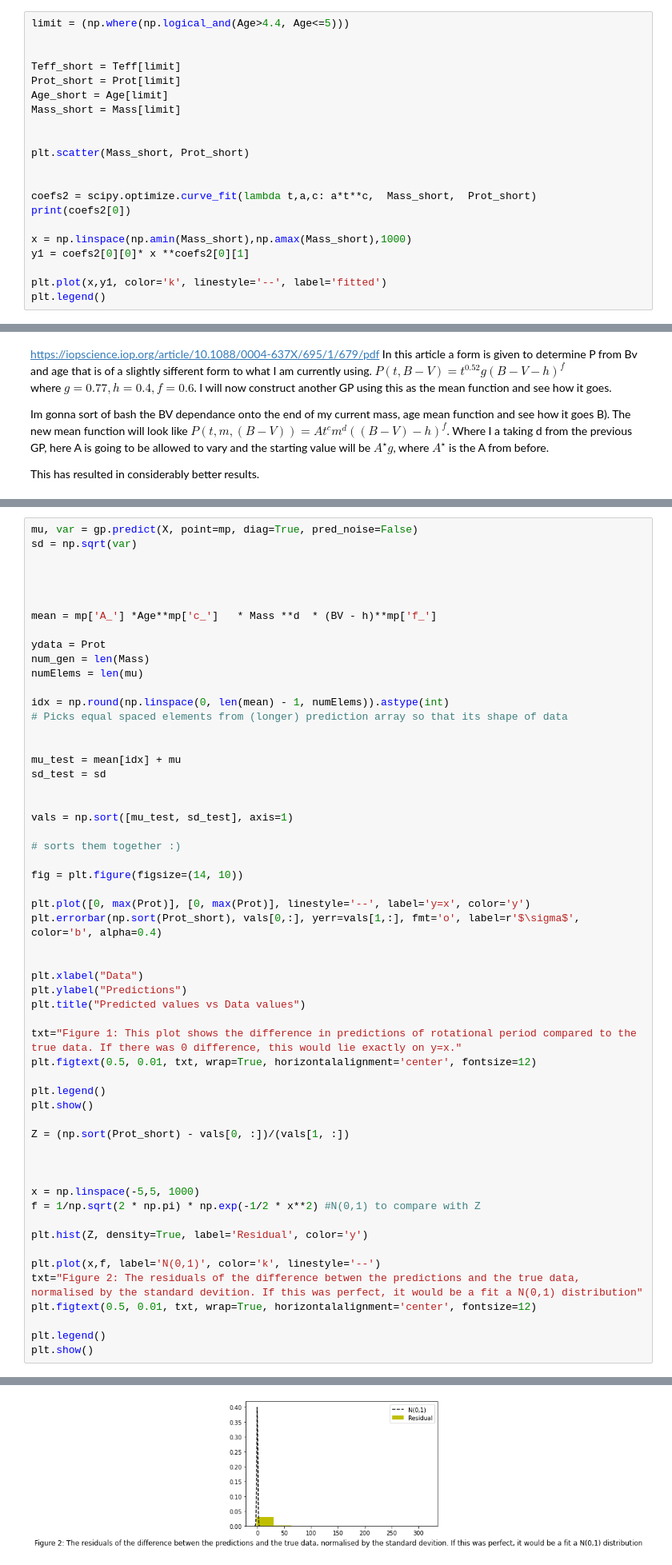
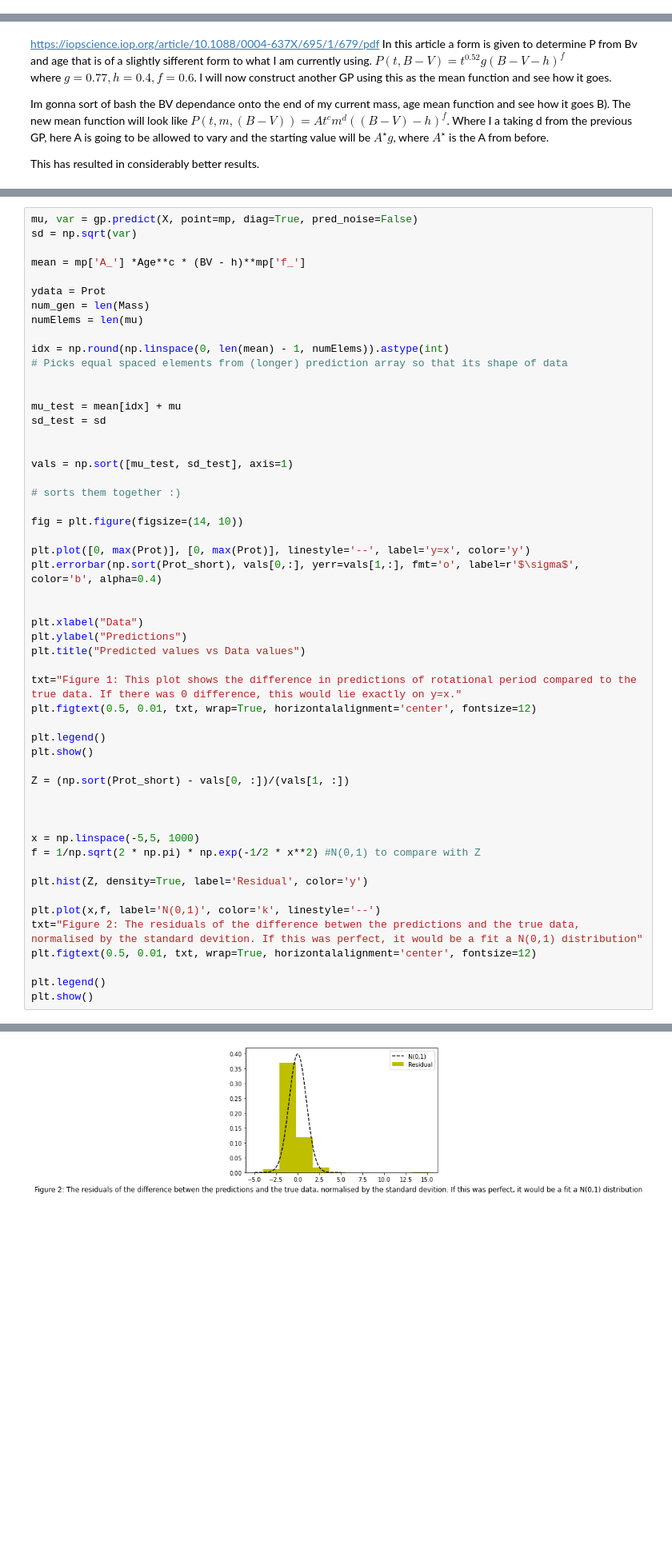
Before and after one commit to ni-phy/year4-project, a Jupyter notebook: Henry/3d_fitting.ipynb, the cells around one changed output, grey strips where cells are left out. Shown at 80% size. Drawn from its saved outputs; the diff is of its cells as text; blank space fills up the shorter version.

```diff
--- a/Henry/3d_fitting.ipynb
+++ b/Henry/3d_fitting.ipynb
@@ -192,21 +104,0 @@ WARNING (theano.tensor.blas): We did not find a dynamic library in the library_d
-# %%
-limit = (np.where(np.logical_and(Age>4.4, Age<=5)))
-
-
-Teff_short = Teff[limit]
-Prot_short = Prot[limit]
-Age_short = Age[limit]
-Mass_short = Mass[limit]
-
-
-plt.scatter(Mass_short, Prot_short)
-
-
-coefs2 = scipy.optimize.curve_fit(lambda t,a,c: a*t**c,  Mass_short,  Prot_short)
-print(coefs2[0])
-
-x = np.linspace(np.amin(Mass_short),np.amax(Mass_short),1000)
-y1 = coefs2[0][0]* x **coefs2[0][1]
-
-plt.plot(x,y1, color='k', linestyle='--', label='fitted')
-plt.legend()
@@ -353,10 +220,7 @@ with pm.Model() as model:
 mu, var = gp.predict(X, point=mp, diag=True, pred_noise=False)
 sd = np.sqrt(var)
 
-
-
-
-mean = mp['A_'] *Age**mp['c_']   * Mass **d  * (BV - h)**mp['f_']
+mean = mp['A_'] *Age**c * (BV - h)**mp['f_']
 
 ydata = Prot
 num_gen = len(Mass)
@@ -410 +275 @@ plt.show()
-[figure, old version]
+[figure, new version]
```
Also changed, not shown: parts of 18 cells of this notebook.
